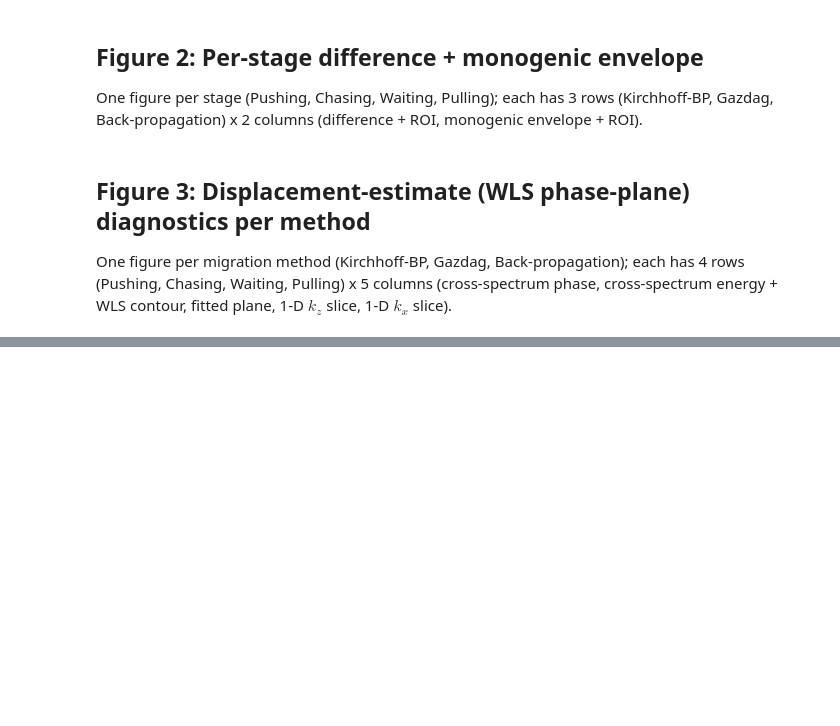
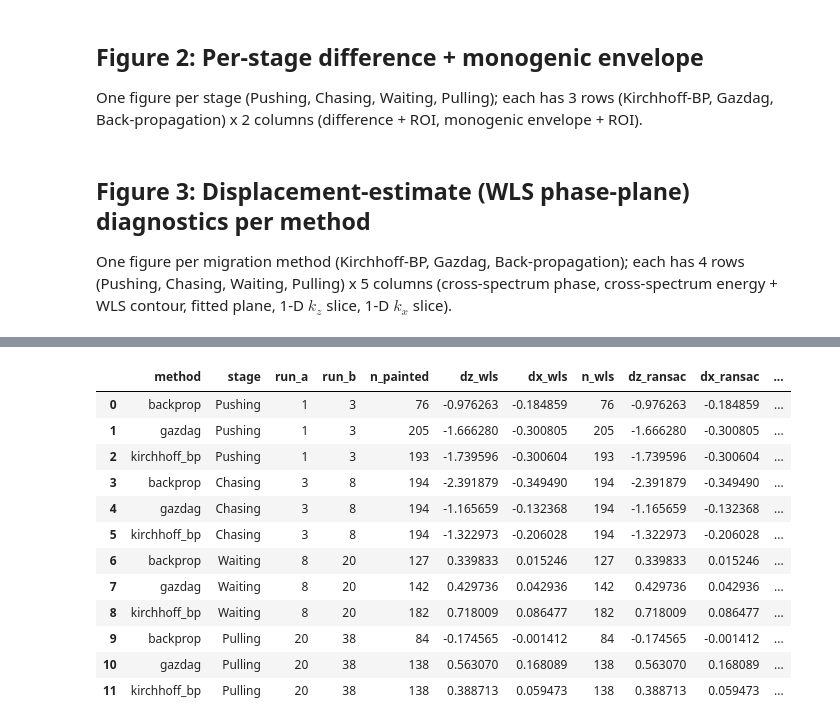
Before and after one commit to ConnervanK/Thesiss, a Jupyter notebook: TimeLapse_Notebooks/FieldData_Playground.ipynb, the cells around one changed output, grey strips where cells are left out. Cells and saved outputs as stored; diff of their text form; code cells hidden in the pictures; blank space fills up the shorter version.

Commit message:
Updated theory and methodology and implemented RANSAC and cleaner and more structured NAPARI picking for field data

```diff
--- a/TimeLapse_Notebooks/FieldData_Playground.ipynb
+++ b/TimeLapse_Notebooks/FieldData_Playground.ipynb
@@ -5905,0 +6283,92 @@ for method, label in [('kirchhoff_bp', 'Kirchhoff-BP'), ('gazdag', 'Gazdag'),
+# %%
+# ── RANSAC Trial — summary: dz / dx across all picked stages and methods ──
+import pandas as pd
+from matplotlib.patches import Patch as _Patch
+
+_stage_order = {s: i for i, (s, _, _) in enumerate(RANSAC_STAGE_PAIRS)}
+_rows = [dict(method=method, stage=stage, run_a=r['run_a'], run_b=r['run_b'],
+              n_painted=r['n_painted'],
+              dz_wls=r['dz_wls'], dx_wls=r['dx_wls'], n_wls=r['n_wls'],
+              dz_ransac=r['dz_ransac'], dx_ransac=r['dx_ransac'], n_ransac=r['n_ransac'])
+         for (method, stage), r in ransac_picks.items()]
+summary_df = pd.DataFrame(_rows)
+if not summary_df.empty:
+    summary_df = summary_df.assign(_so=summary_df['stage'].map(_stage_order)) \
+                            .sort_values(['_so', 'method']).drop(columns='_so') \
+                            .reset_index(drop=True)
+display(summary_df)
+
+_missing = [q for q in RANSAC_PICK_QUEUE if (q[0], q[1]) not in ransac_picks]
+if _missing:
+    print(f'{len(_missing)} pick(s) not yet done: '
+          + ', '.join(f'{s}/{m}' for m, s, _, _ in _missing))
+
+summary_csv = roi_out / 'ransac_vs_wls_summary.csv'
+summary_df.to_csv(summary_csv, index=False)
+print(f'[saved] {summary_csv}')
+
+# ── Summary figure: Δz / Δx per stage, grouped by method -- hatched=WLS, solid=RANSAC ──
+if not summary_df.empty:
+    _stages = [s for s, _, _ in RANSAC_STAGE_PAIRS if s in summary_df['stage'].values]
+    _methods = [m for m in RANSAC_METHODS if m in summary_df['method'].values]
+    _method_labels = {'gazdag': 'Gazdag', 'kirchhoff_bp': 'Kirchhoff-BP', 'backprop': 'Back-propagation'}
+    _method_colors = {'gazdag': '#0072B2', 'kirchhoff_bp': '#E69F00', 'backprop': '#009E73'}
+
+    _n_method = len(_methods)
+    _group_w = 0.8
+    _bar_w = _group_w / (_n_method * 2)
+    _x = np.arange(len(_stages))
+
+    fig, (ax_dz, ax_dx) = plt.subplots(1, 2, figsize=(13, 5))
+    for _mi, _method in enumerate(_methods):
+        _sub = summary_df[summary_df['method'] == _method].set_index('stage')
+        _dz_w = np.array([_sub['dz_wls'].get(s, np.nan) for s in _stages])
+        _dz_r = np.array([_sub['dz_ransac'].get(s, np.nan) for s in _stages])
+        _dx_w = np.array([_sub['dx_wls'].get(s, np.nan) for s in _stages])
+        _dx_r = np.array([_sub['dx_ransac'].get(s, np.nan) for s in _stages])
+        _pos_w = _x - _group_w / 2 + (2 * _mi) * _bar_w + _bar_w / 2
+        _pos_r = _pos_w + _bar_w
+        _c = _method_colors[_method]
+        ax_dz.bar(_pos_w, _dz_w, width=_bar_w, color=_c, hatch='///', edgecolor='white', linewidth=0.6)
+        ax_dz.bar(_pos_r, _dz_r, width=_bar_w, color=_c, edgecolor='white', linewidth=0.6)
+        ax_dx.bar(_pos_w, _dx_w, width=_bar_w, color=_c, hatch='///', edgecolor='white', linewidth=0.6)
+        ax_dx.bar(_pos_r, _dx_r, width=_bar_w, color=_c, edgecolor='white', linewidth=0.6)
+
+    for _ax, _ylabel, _title in ((ax_dz, 'Δz (depth) [m]', 'Δz per stage'),
+                                  (ax_dx, 'Δx (radial) [m]', 'Δx per stage')):
+        _ax.axhline(0, color='#888888', lw=0.7, ls='--', zorder=0)
+        _ax.set_xticks(_x); _ax.set_xticklabels(_stages)
+        _ax.set_ylabel(_ylabel); _ax.set_title(_title)
+        _ax.spines['top'].set_visible(False)
+        _ax.spines['right'].set_visible(False)
+
+    _method_handles = [_Patch(facecolor=_method_colors[m], edgecolor='white', label=_method_labels[m])
+                        for m in _methods]
+    _fit_handles = [_Patch(facecolor='#999999', hatch='///', edgecolor='white', label='WLS'),
+                    _Patch(facecolor='#999999', edgecolor='white', label='RANSAC')]
+    _leg1 = ax_dx.legend(handles=_method_handles, loc='upper left', bbox_to_anchor=(1.02, 1.0),
+                          fontsize=9, title='Method', frameon=False)
+    ax_dx.add_artist(_leg1)
+    ax_dx.legend(handles=_fit_handles, loc='upper left', bbox_to_anchor=(1.02, 0.55),
+                 fontsize=9, title='Fit', frameon=False)
+    fig.suptitle('WLS vs RANSAC displacement estimate per stage and migration method '
+                 '(hatched = WLS, solid = RANSAC, same picked pixels)', y=1.03)
+    plt.tight_layout()
+    fig.savefig(roi_out / 'ransac_vs_wls_summary_all_stages_methods.png', dpi=150, bbox_inches='tight')
+    save_fig(fig, 'ransac_vs_wls_displacement_summary', study='FieldData_Study', prefix='FD_',
+             category='Compilations')
+    plt.show(); plt.close(fig)
+# %% [output]
+|  | method | stage | run_a | run_b | n_painted | dz_wls | dx_wls | n_wls | dz_ransac | dx_ransac | ... |
+| 0 | backprop | Pushing | 1 | 3 | 76 | -0.976263 | -0.184859 | 76 | -0.976263 | -0.184859 | ... |
+| 1 | gazdag | Pushing | 1 | 3 | 205 | -1.666280 | -0.300805 | 205 | -1.666280 | -0.300805 | ... |
+| 2 | kirchhoff_bp | Pushing | 1 | 3 | 193 | -1.739596 | -0.300604 | 193 | -1.739596 | -0.300604 | ... |
+| 3 | backprop | Chasing | 3 | 8 | 194 | -2.391879 | -0.349490 | 194 | -2.391879 | -0.349490 | ... |
+| 4 | gazdag | Chasing | 3 | 8 | 194 | -1.165659 | -0.132368 | 194 | -1.165659 | -0.132368 | ... |
+| 5 | kirchhoff_bp | Chasing | 3 | 8 | 194 | -1.322973 | -0.206028 | 194 | -1.322973 | -0.206028 | ... |
+| 6 | backprop | Waiting | 8 | 20 | 127 | 0.339833 | 0.015246 | 127 | 0.339833 | 0.015246 | ... |
+| 7 | gazdag | Waiting | 8 | 20 | 142 | 0.429736 | 0.042936 | 142 | 0.429736 | 0.042936 | ... |
+| 8 | kirchhoff_bp | Waiting | 8 | 20 | 182 | 0.718009 | 0.086477 | 182 | 0.718009 | 0.086477 | ... |
+| 9 | backprop | Pulling | 20 | 38 | 84 | -0.174565 | -0.001412 | 84 | -0.174565 | -0.001412 | ... |
+| 10 | gazdag | Pulling | 20 | 38 | 138 | 0.563070 | 0.168089 | 138 | 0.563070 | 0.168089 | ... |
+| 11 | kirchhoff_bp | Pulling | 20 | 38 | 138 | 0.388713 | 0.059473 | 138 | 0.388713 | 0.059473 | ... |
```
Also changed, not shown: parts of 27 cells of this notebook, 13 other files.
